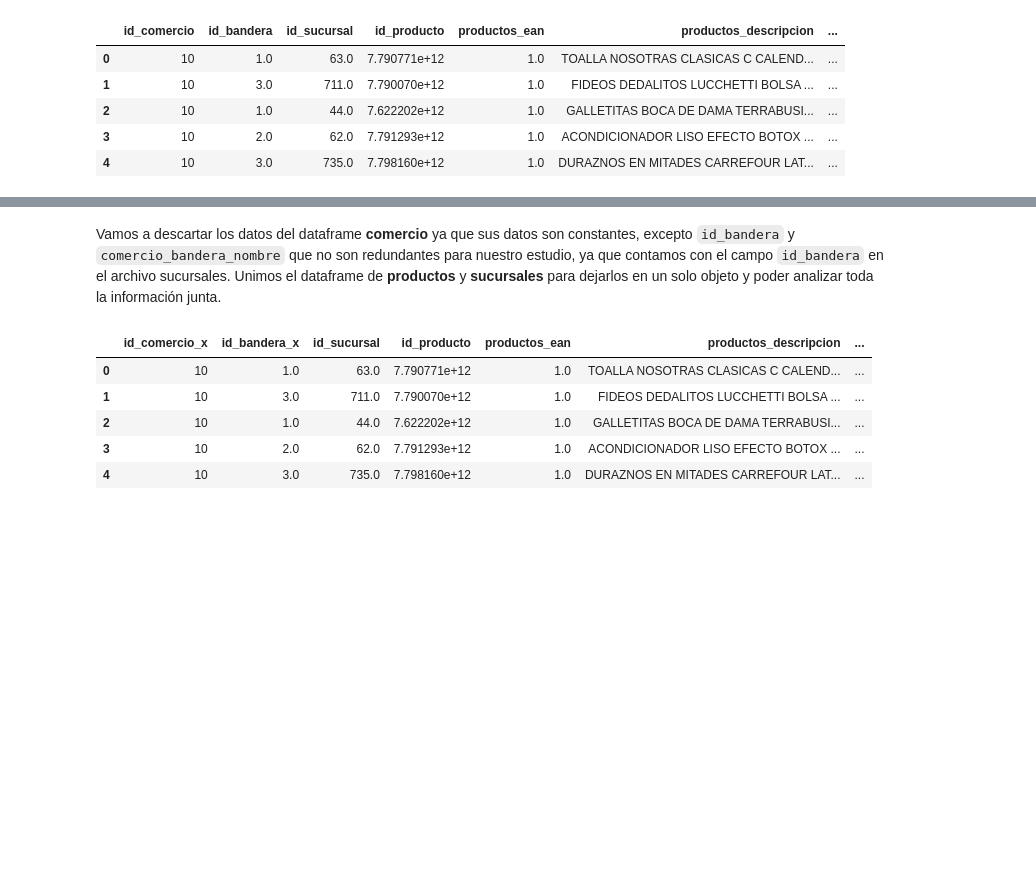
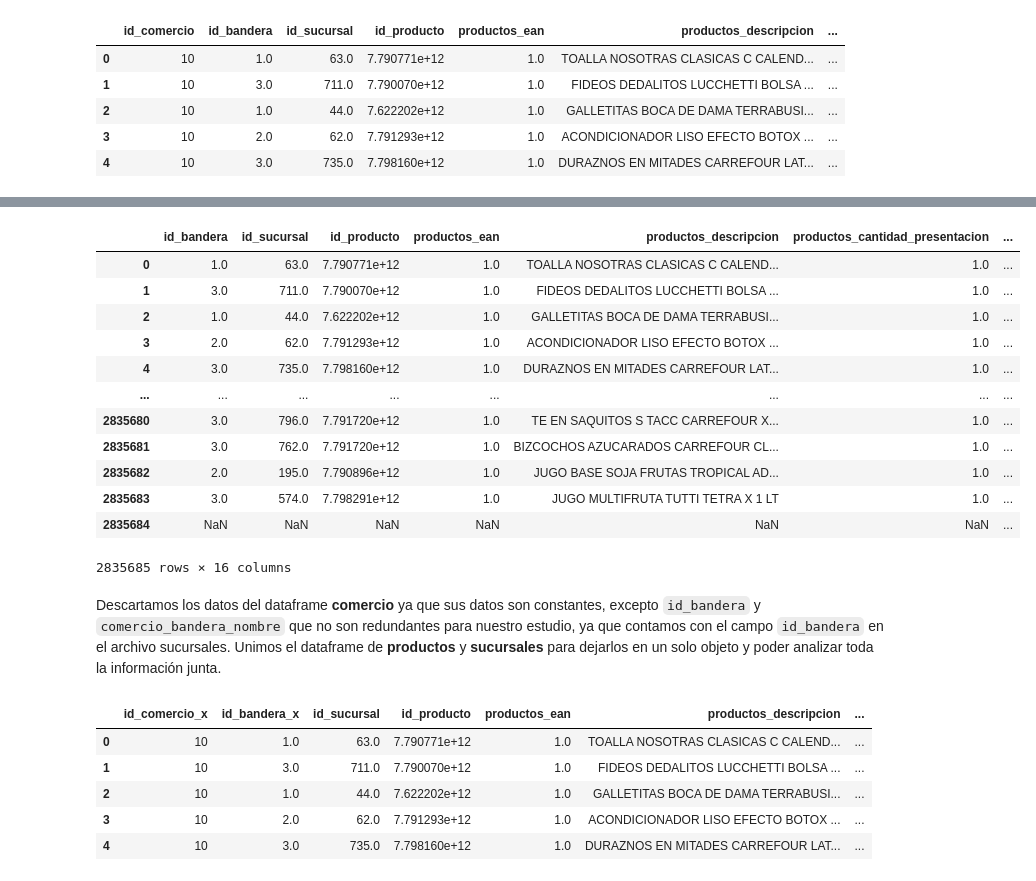
Before and after one commit to gurysilvera/Analisis_de_datos, a Jupyter notebook: tp1.ipynb, the cells around one changed output, grey strips where cells are left out. Saved outputs shown, nothing was run; the diff lists cells and outputs as text; code cells hidden in the pictures; blank space fills up the shorter version.

```diff
--- a/tp1.ipynb
+++ b/tp1.ipynb
@@ -183,8 +194,25 @@ El archivo contiene 2.835.685 filas con información de los productos.
 -  `productos_leyenda_promo1 `: Es de tipo texto, contiene la leyenda o descripción asociada a la primera promoción.
 -  `productos_precio_unitario_promo2 `: Es de tipo numérico, indica el precio unitario del producto en la segunda promoción (si existe).
 -  `productos_leyenda_promo2 `: Es de tipo texto, contiene la leyenda o descripción asociada a la segunda promoción.
+# %%
+#Se elimina la columna id_comercio
+productos.drop(columns='id_comercio')
+# %% [output]
+|  | id_bandera | id_sucursal | id_producto | productos_ean | productos_descripcion | productos_cantidad_presentacion | ... |
+| 0 | 1.0 | 63.0 | 7.790771e+12 | 1.0 | TOALLA NOSOTRAS CLASICAS C CALEND... | 1.0 | ... |
+| 1 | 3.0 | 711.0 | 7.790070e+12 | 1.0 | FIDEOS DEDALITOS LUCCHETTI BOLSA ... | 1.0 | ... |
+| 2 | 1.0 | 44.0 | 7.622202e+12 | 1.0 | GALLETITAS BOCA DE DAMA TERRABUSI... | 1.0 | ... |
+| 3 | 2.0 | 62.0 | 7.791293e+12 | 1.0 | ACONDICIONADOR LISO EFECTO BOTOX ... | 1.0 | ... |
+| 4 | 3.0 | 735.0 | 7.798160e+12 | 1.0 | DURAZNOS EN MITADES CARREFOUR LAT... | 1.0 | ... |
+| ... | ... | ... | ... | ... | ... | ... | ... |
+| 2835680 | 3.0 | 796.0 | 7.791720e+12 | 1.0 | TE EN SAQUITOS S TACC CARREFOUR X... | 1.0 | ... |
+| 2835681 | 3.0 | 762.0 | 7.791720e+12 | 1.0 | BIZCOCHOS AZUCARADOS CARREFOUR CL... | 1.0 | ... |
+| 2835682 | 2.0 | 195.0 | 7.790896e+12 | 1.0 | JUGO BASE SOJA FRUTAS TROPICAL AD... | 1.0 | ... |
+| 2835683 | 3.0 | 574.0 | 7.798291e+12 | 1.0 | JUGO MULTIFRUTA TUTTI TETRA X 1 LT | 1.0 | ... |
+| 2835684 | NaN | NaN | NaN | NaN | NaN | NaN | ... |
+2835685 rows × 16 columns
 # %% [markdown]
-Vamos a descartar los datos del dataframe **comercio** ya que sus datos son constantes, excepto `id_bandera` y `comercio_bandera_nombre` que no son redundantes para nuestro estudio, ya que contamos con el campo `id_bandera` en el archivo sucursales.
+Descartamos los datos del dataframe **comercio** ya que sus datos son constantes, excepto `id_bandera` y `comercio_bandera_nombre` que no son redundantes para nuestro estudio, ya que contamos con el campo `id_bandera` en el archivo sucursales.
 Unimos el dataframe de **productos** y **sucursales** para dejarlos en un solo objeto y poder analizar toda la información junta.
 # %%
 datos= pd.merge(productos,sucursales,on='id_sucursal')
```
Also changed, not shown: parts of 11 cells of this notebook.
